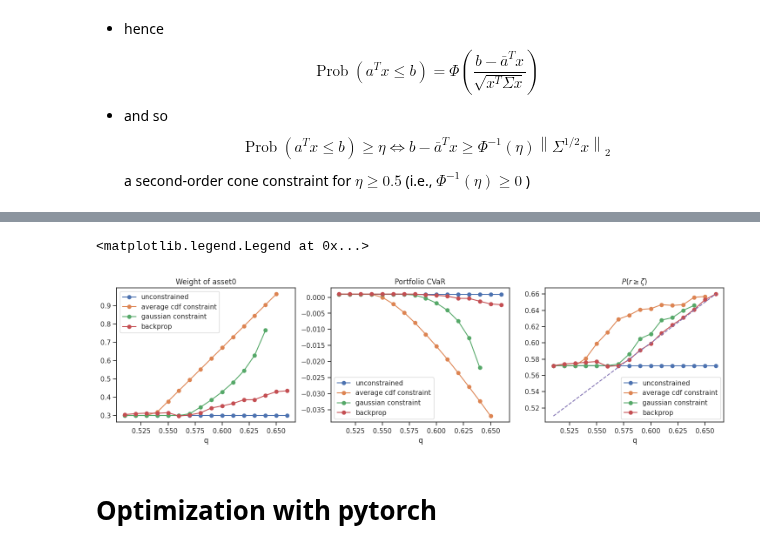
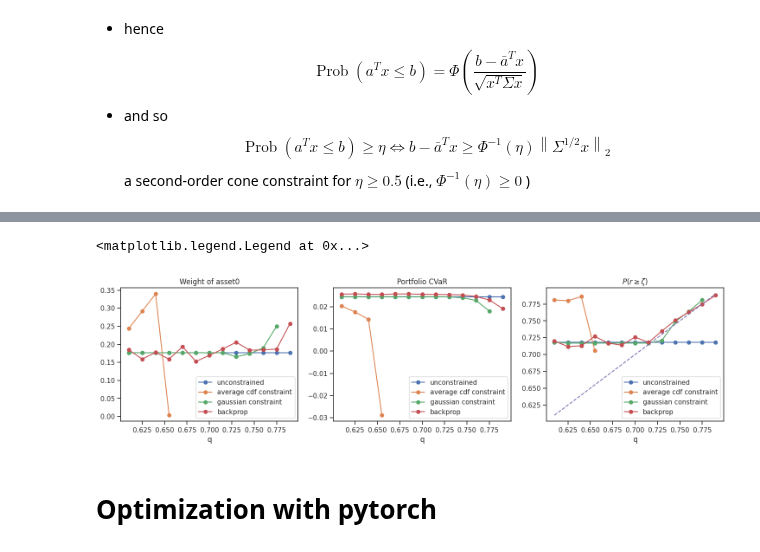
Before and after one commit to starovoitovs/defi, a Jupyter notebook: generator_cvar_soc.ipynb, the cells around one changed output, grey strips where cells are left out. Cells and saved outputs as stored; diff of their text form; code cells hidden in the pictures.

```diff
--- a/generator_cvar_soc.ipynb
+++ b/generator_cvar_soc.ipynb
@@ -140,3 +135,20 @@ log_ret = np.array((0.07, 0.05)) + np.random.standard_normal((1000, 2)) * np.arr
+# %%
+# try normal returns instead
+
+# # 2 pools
+# N_pools = 2
+# np.random.seed(seed)
+# log_ret = np.array((0.07, 0.05)) + np.random.standard_normal((1000, N_pools)) * np.array((0.05, 0.03))[None, :]
+
+# # 3 pools
+# N_pools = 3
+# np.random.seed(seed)
+# log_ret = np.array((0.07, 0.05, 0.08)) + np.random.standard_normal((1000, N_pools)) * np.array((0.05, 0.03, 0.07))[None, :]
+
+# 6 pools
+N_pools = 6
+np.random.seed(seed)
+log_ret = np.array((0.07, 0.05, 0.08, 0.07, 0.05, 0.08)) + np.random.standard_normal((1000, N_pools)) * np.array((0.05, 0.03, 0.07, 0.05, 0.03, 0.07))[None, :]
 # %% [markdown]
 # Visualization of feasible region for N_pools = 3
 # %%
@@ -347,7 +360,7 @@ N_points = 21
 N_additional_constraints = 4
 N_metrics = 3
 
-qs = np.linspace(0.51, 0.71, N_points)
+qs = np.linspace(0.61, 0.91, N_points)
 results = np.full((N_points, N_additional_constraints, N_metrics), np.nan)
 
 for i, q in tqdm(enumerate(qs)):
@@ -438,34 +451,34 @@ for i, q in tqdm(enumerate(qs)):
 # %%
 fig, ax = plt.subplots(ncols=3, figsize=(18, 4))
 
 ax[0].set_title('Weight of asset0')
 ax[0].plot(qs, results[:, 0, 0], marker='o', label='unconstrained')
 ax[0].plot(qs, results[:, 1, 0], marker='o', label='average cdf constraint')
 ax[0].plot(qs, results[:, 2, 0], marker='o', label='gaussian constraint')
 ax[0].plot(qs, results[:, 3, 0], marker='o', label='backprop')
 ax[0].set_xlabel('q')
 ax[0].legend()
 
 ax[1].set_title('Portfolio CVaR')
 ax[1].plot(qs, results[:, 0, 1], marker='o', label='unconstrained')
 ax[1].plot(qs, results[:, 1, 1], marker='o', label='average cdf constraint')
 ax[1].plot(qs, results[:, 2, 1], marker='o', label='gaussian constraint')
 ax[1].plot(qs, results[:, 3, 1], marker='o', label='backprop')
 ax[1].set_xlabel('q')
 ax[1].legend()
 
 ax[2].set_title('$P(r \geq \zeta)$')
 ax[2].plot(qs, results[:, 0, 2], marker='o', label='unconstrained')
 ax[2].plot(qs, results[:, 1, 2], marker='o', label='average cdf constraint')
 ax[2].plot(qs, results[:, 2, 2], marker='o', label='gaussian constraint')
 ax[2].plot(qs, results[:, 3, 2], marker='o', label='backprop')
-i0, i1 = np.argmax(~np.isnan(results).any(axis=(1, 2))), np.argmin(~np.isnan(results).any(axis=(1, 2))) + 2
+i0, i1 = np.argmax(~np.isnan(results).all(axis=(1, 2))), np.argmin(~np.isnan(results).all(axis=(1, 2)))
 ax[2].plot(qs[i0:i1], qs[i0:i1], ls='--')
 ax[2].set_xlabel('q')
 ax[2].legend()
 # %% [output]
 <matplotlib.legend.Legend at 0x...>
-[figure, old version]
+[figure, new version]
 # %% [markdown]
 # Optimization with pytorch
 # %%
```
Also changed, not shown: parts of 11 cells of this notebook.
